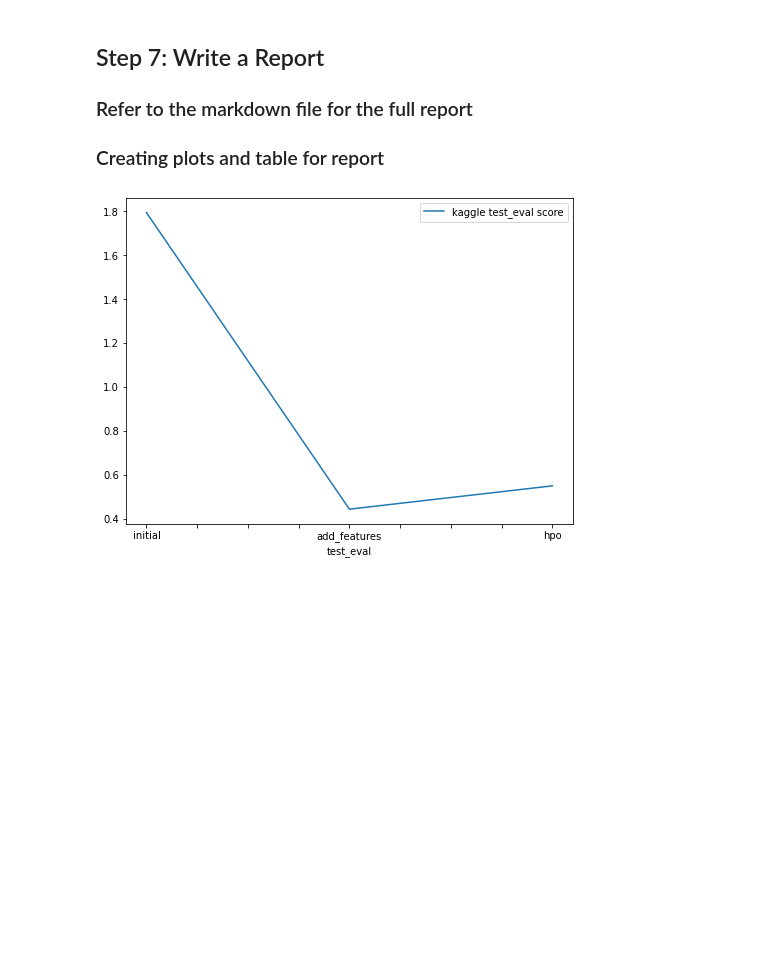
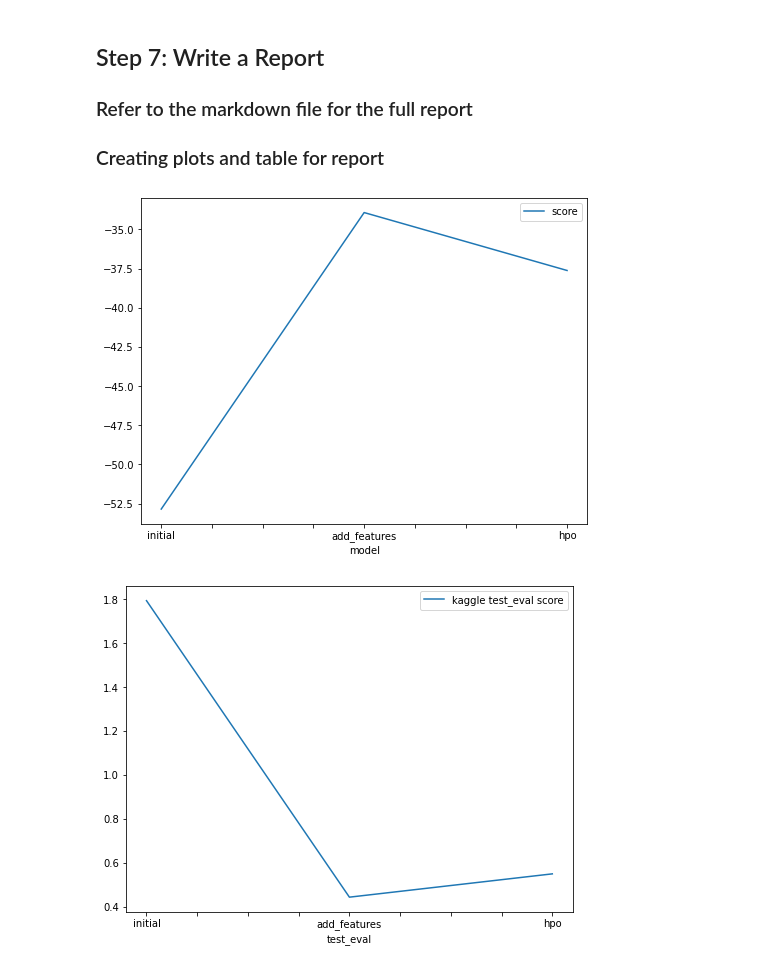
Before and after one commit to Kunal-Garg-12/ML_Fundamentals_Predict_Bike_Sharing_Demand_Autogluon, a Jupyter notebook: project-template.ipynb, the cells around one changed output. Saved outputs shown, nothing was run; the diff lists cells and outputs as text; code cells hidden in the pictures; blank space fills up the shorter version.

```diff
--- a/project-template.ipynb
+++ b/project-template.ipynb
@@ -743,13 +843,15 @@ submission.csv               2023-06-10 14:22:40  first raw submission
 # %%
 # Taking the top model score from each training run and creating a line plot to show improvement
 # You can create these in the notebook and save them to PNG or use some other tool (e.g. google sheets, excel)
 fig = pd.DataFrame(
     {
         "model": ["initial", "add_features", "hpo"],
-        "score": [?, ?, ?]
+        "score": [-52.845287, -33.925773, -37.621385]
     }
 ).plot(x="model", y="score", figsize=(8, 6)).get_figure()
 fig.savefig('model_train_score.png')
+# %% [output]
+[figure, added]
 # %%
 # Take the 3 kaggle scores and creating a line plot to show improvement
 fig = pd.DataFrame({
```
Also changed, not shown: parts of 21 cells of this notebook, 2 other files.
